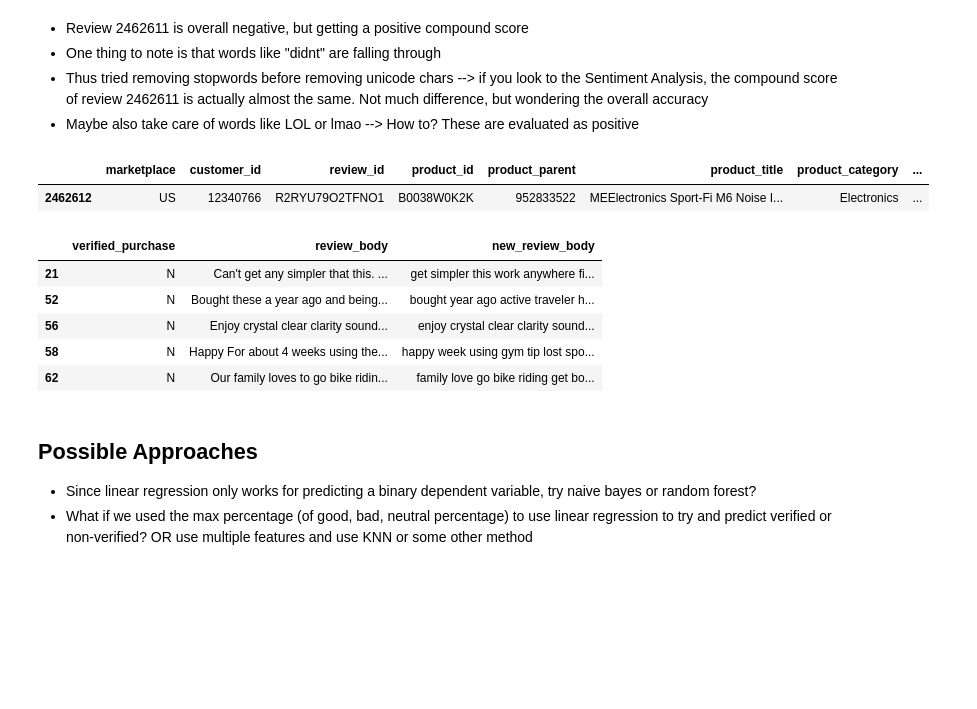
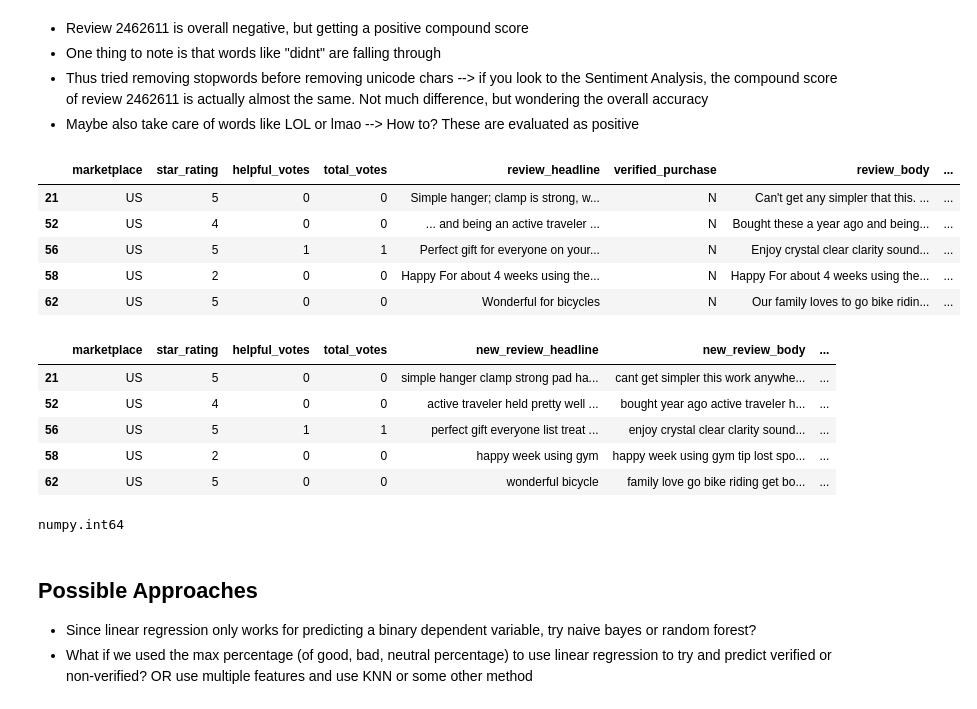
Before and after one commit to sukikrishna/FARS, a Jupyter notebook: DataTest (3).ipynb, the cells around one changed output. Cells and saved outputs as stored; diff of their text form; code cells hidden in the pictures; blank space fills up the shorter version.

```diff
--- a/DataTest (3).ipynb
+++ b/DataTest (3).ipynb
@@ -298,5 +335,6 @@ from nltk.stem import WordNetLemmatizer
 # %%
-def df_cleaning(df):
+'''
+def df_cleaning(df, col):
     # Drop rows with na values
     df.dropna(inplace = True)
 
@@ -332,3 +370,4 @@ def df_cleaning(df):
     df['new_review_body'] = df['new_review_body'].apply(lambda txt: " ".join([(word_lemmatizer.lemmatize(word)) for word in txt.split()]))
 
     return df
+'''
@@ -400,20 +441,30 @@ re.sub(r"(\w+:\/\/\S+)|^rt|http.+?", "", text)
 - One thing to note is that words like "didnt" are falling through
 - Thus tried removing stopwords before removing unicode chars --> if you look to the Sentiment Analysis, the compound score of review 2462611 is actually almost the same. Not much difference, but wondering the overall accuracy
 - Maybe also take care of words like LOL or lmao --> How to? These are evaluated as positive
-# %%
-try_df = df_cleaning(try_df)
-try_df
-# %% [output]
-|  | marketplace | customer_id | review_id | product_id | product_parent | product_title | product_category | ... |
-| 2462612 | US | 12340766 | R2RYU79O2TFNO1 | B0038W0K2K | 952833522 | MEElectronics Sport-Fi M6 Noise I... | Electronics | ... |
-# %%
-balanced_elec = balanced_elec[['verified_purchase', 'review_body']]
-cleaned_elec = df_cleaning(balanced_elec)
-cleaned_elec.head()
-# %% [output]
-|  | verified_purchase | review_body | new_review_body |
-| 21 | N | Can't get any simpler that this. ... | get simpler this work anywhere fi... |
-| 52 | N | Bought these a year ago and being... | bought year ago active traveler h... |
-| 56 | N | Enjoy crystal clear clarity sound... | enjoy crystal clear clarity sound... |
-| 58 | N | Happy For about 4 weeks using the... | happy week using gym tip lost spo... |
-| 62 | N | Our family loves to go bike ridin... | family love go bike riding get bo... |
+# %%
+# Get a subset of only the most relevant columns, and clean the df
+balanced_elec = balanced_elec[['marketplace', 'star_rating', 'helpful_votes', 'total_votes', \
+                               'review_headline', 'verified_purchase', 'review_body']]
+
+cleaned_elec = df_cleaning(balanced_elec, 'review_body')
+cleaned_elec = df_cleaning(balanced_elec, 'review_headline')
+cleaned_elec.head()
+# %% [output]
+|  | marketplace | star_rating | helpful_votes | total_votes | review_headline | verified_purchase | review_body | ... |
+| 21 | US | 5 | 0 | 0 | Simple hanger; clamp is strong, w... | N | Can't get any simpler that this. ... | ... |
+| 52 | US | 4 | 0 | 0 | ... and being an active traveler ... | N | Bought these a year ago and being... | ... |
+| 56 | US | 5 | 1 | 1 | Perfect gift for everyone on your... | N | Enjoy crystal clear clarity sound... | ... |
+| 58 | US | 2 | 0 | 0 | Happy For about 4 weeks using the... | N | Happy For about 4 weeks using the... | ... |
+| 62 | US | 5 | 0 | 0 | Wonderful for bicycles | N | Our family loves to go bike ridin... | ... |
+# %%
+# After cleaning both the review body and headline, remove the original cols for both
+cleaned_elec = cleaned_elec[['marketplace', 'star_rating', 'helpful_votes', 'total_votes', \
+                             'new_review_headline', 'new_review_body', 'verified_purchase']]
+cleaned_elec.head()
+# %% [output]
+|  | marketplace | star_rating | helpful_votes | total_votes | new_review_headline | new_review_body | ... |
+| 21 | US | 5 | 0 | 0 | simple hanger clamp strong pad ha... | cant get simpler this work anywhe... | ... |
+| 52 | US | 4 | 0 | 0 | active traveler held pretty well ... | bought year ago active traveler h... | ... |
+| 56 | US | 5 | 1 | 1 | perfect gift everyone list treat ... | enjoy crystal clear clarity sound... | ... |
+| 58 | US | 2 | 0 | 0 | happy week using gym | happy week using gym tip lost spo... | ... |
+| 62 | US | 5 | 0 | 0 | wonderful bicycle | family love go bike riding get bo... | ... |
@@ -420,3 +476,7 @@ cleaned_elec.head()
+# %%
+type(cleaned_elec['star_rating'][21])
+# %% [output]
+numpy.int64
 # %% [markdown]
 ## Possible Approaches
 - Since linear regression only works for predicting a binary dependent variable, try naive bayes or random forest?
```
Also changed, not shown: parts of 31 cells of this notebook.
